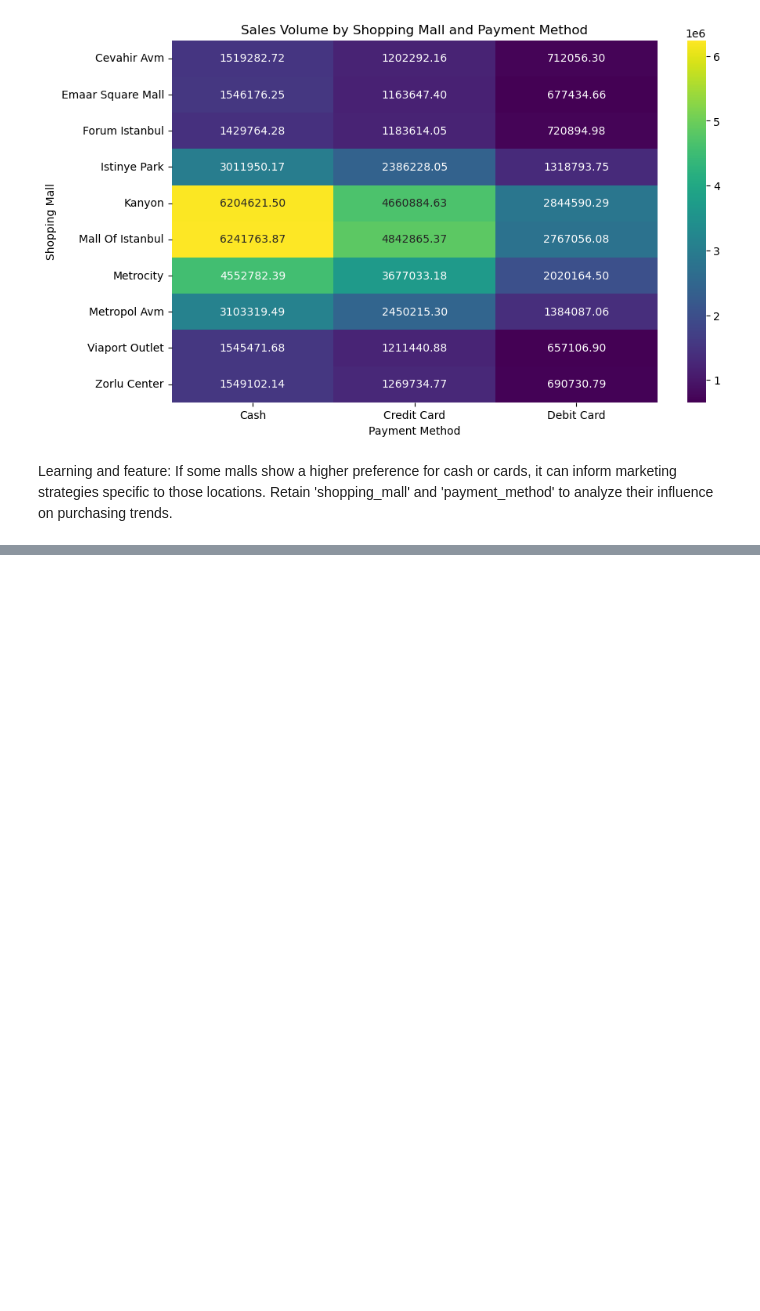
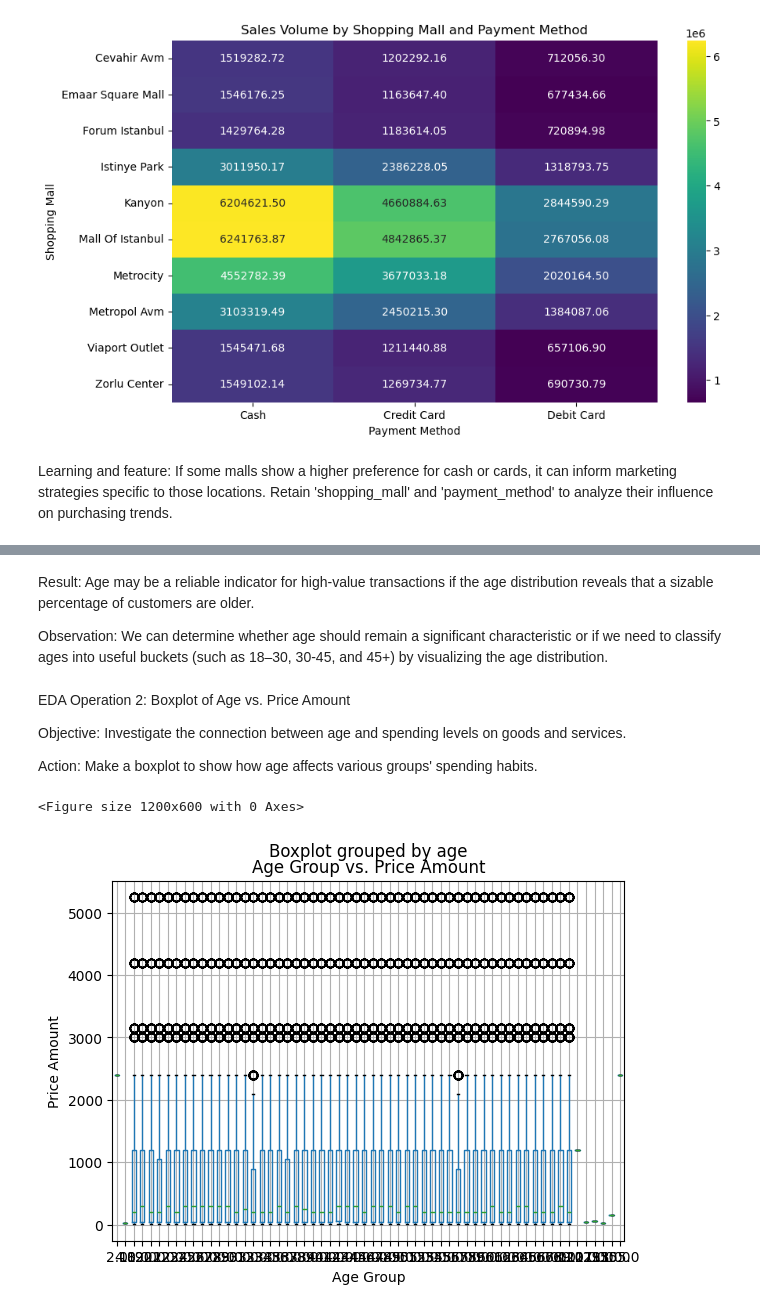
Before and after one commit to adnansadar/Customer-Segmentation-and-Purchase-Behavior-Prediction-for-Retail-Businesses, a Jupyter notebook: phase1.ipynb, the cells around one changed output, grey strips where cells are left out. Cells and saved outputs as stored; diff of their text form; code cells hidden in the pictures; blank space fills up the shorter version.

```diff
--- a/phase1.ipynb
+++ b/phase1.ipynb
@@ -684,0 +725,20 @@ Learning and feature: If some malls show a higher preference for cash or cards,
+# %% [markdown]
+Result: Age may be a reliable indicator for high-value transactions if the age distribution reveals that a sizable percentage of customers are older.
+
+Observation: We can determine whether age should remain a significant characteristic or if we need to classify ages into useful buckets (such as 18–30, 30-45, and 45+) by visualizing the age distribution.
+# %% [markdown]
+EDA Operation 2: Boxplot of Age vs. Price Amount
+
+Objective: Investigate the connection between age and spending levels on goods and services.
+
+Action: Make a boxplot to show how age affects various groups' spending habits.
+# %%
+plt.figure(figsize=(12, 6))
+df.boxplot(column='price', by='age')
+plt.title("Age Group vs. Price Amount")
+plt.xlabel("Age Group")
+plt.ylabel("Price Amount")
+plt.show()
+# %% [output]
+<Figure size 1200x600 with 0 Axes>
+[figure, added]
```
Also changed, not shown: parts of 9 cells of this notebook.
